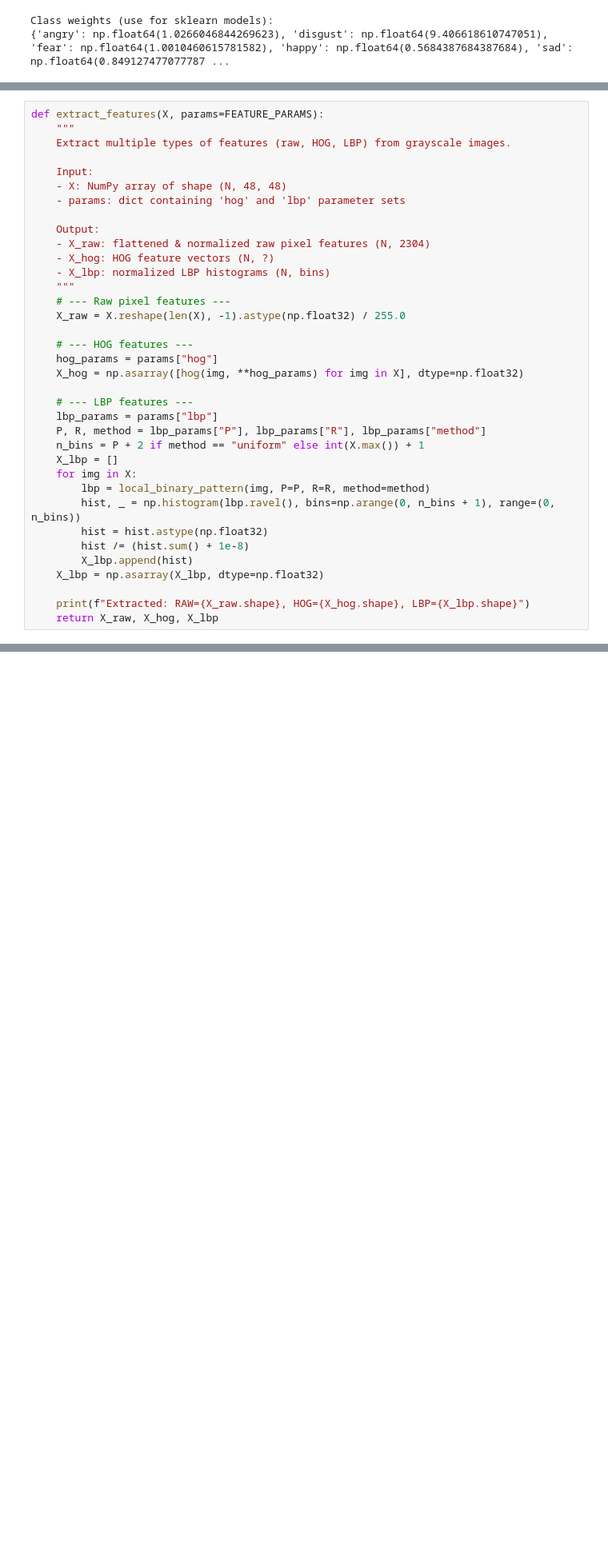
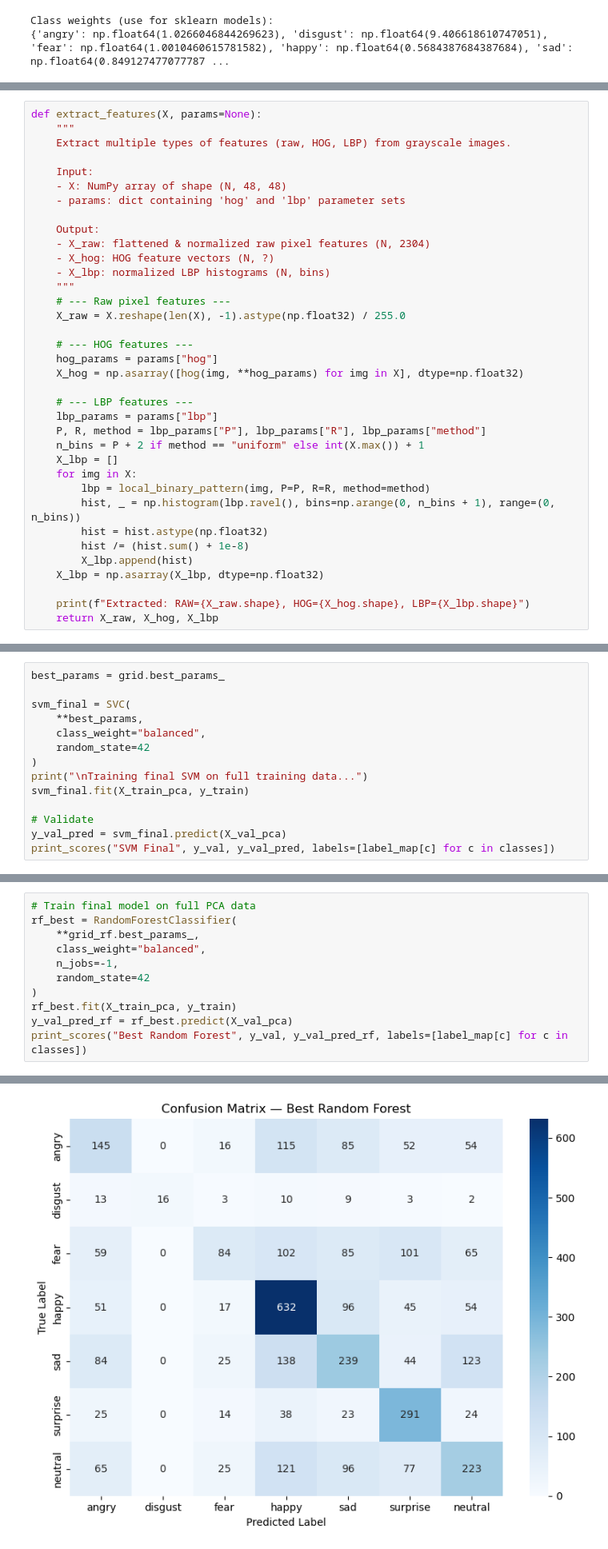
Before and after one commit to AartCodes/5ARE0---Emotion-Recognition, a Jupyter notebook: main.ipynb, the cells around one changed output, grey strips where cells are left out. Shown: that part at 80% size. Cells and saved outputs as stored; diff of their text form; blank space fills up the shorter version.

```diff
--- a/main.ipynb
+++ b/main.ipynb
@@ -146,5 +143,5 @@ FUZZY_PCA_N_COMPONENTS: int = 32
 # %%
-def extract_features(X, params=FEATURE_PARAMS):
+def extract_features(X, params=None):
     """
     Extract multiple types of features (raw, HOG, LBP) from grayscale images.
 
@@ -360,0 +343,14 @@ model_mlp = evaluate_model("MLP", mlp, Xtr_feat, y_train, Xpub_feat, y_public, X
+# %%
+best_params = grid.best_params_
+
+svm_final = SVC(
+    **best_params,
+    class_weight="balanced",
+    random_state=42
+)
+print("\nTraining final SVM on full training data...")
+svm_final.fit(X_train_pca, y_train)
+
+# Validate
+y_val_pred = svm_final.predict(X_val_pca)
+print_scores("SVM Final", y_val, y_val_pred, labels=[label_map[c] for c in classes])
@@ -373,0 +484,12 @@ model_rf = evaluate_model("Random Forest", rf, Xtr_feat, y_train, Xpub_feat, y_p
+# %%
+# Train final model on full PCA data
+rf_best = RandomForestClassifier(
+    **grid_rf.best_params_,
+    class_weight="balanced",
+    n_jobs=-1,
+    random_state=42
+)
+rf_best.fit(X_train_pca, y_train)
+y_val_pred_rf = rf_best.predict(X_val_pca)
+print_scores("Best Random Forest", y_val, y_val_pred_rf, labels=[label_map[c] for c in classes])
+# %% [output]
@@ -374 +515,2 @@ model_rf = evaluate_model("Random Forest", rf, Xtr_feat, y_train, Xpub_feat, y_p
+[figure, added]
 # %%
```
Also changed, not shown: parts of 23 cells of this notebook.
